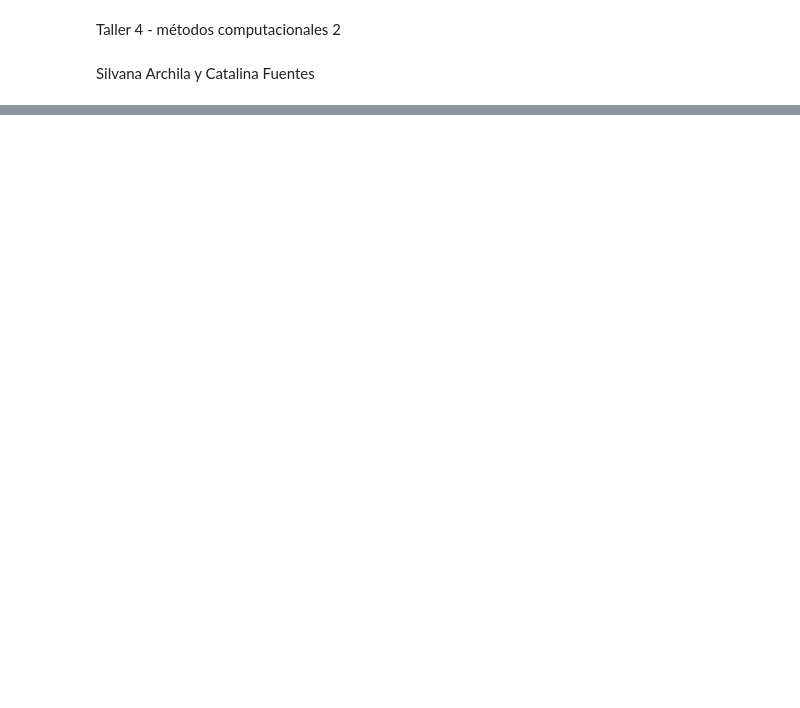
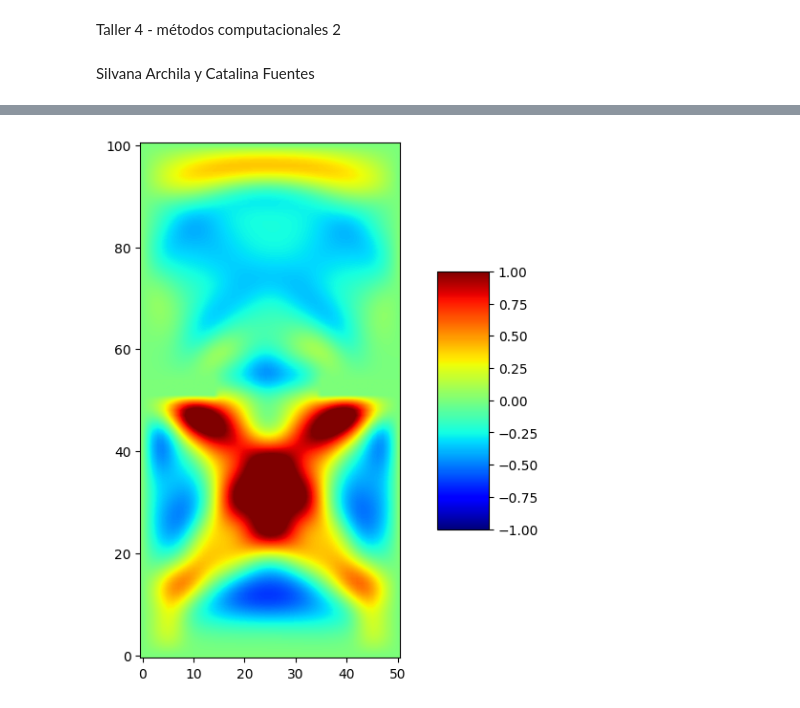
Before and after one commit to sarchilagomez1/MetodosComputacionales2-Fuentes-Archila, a Jupyter notebook: Taller4_fuentesarchila.ipynb, the cells around one changed output, grey strips where cells are left out. Drawn from its saved outputs; the diff is of its cells as text; code cells hidden in the pictures; blank space fills up the shorter version.

```diff
--- a/Taller4_fuentesarchila.ipynb
+++ b/Taller4_fuentesarchila.ipynb
@@ -87,0 +71,89 @@ array([[0.29130933, 0.46430375, 0.14701987, ..., 0.60069249, 0.10491854,
+# %%
+import numpy as np
+import matplotlib.pyplot as plt
+import matplotlib.animation as animation
+
+# Parámetros
+dx = 0.02  # Paso en x
+dy = 0.02  # Paso en y
+c = 0.5  # Velocidad de la onda
+dt = 0.02  # Paso de tiempo
+t_max = 3.0  # Tiempo de simulación
+x_max = 2.0  # Largo de la caja
+y_max = 1.0  # Ancho de la caja
+
+# Malla
+nx = int(x_max / dx) + 1
+ny = int(y_max / dy) + 1
+nt = int(t_max / dt) + 1
+
+# Variables
+x = np.linspace(0, x_max, nx)
+y = np.linspace(0, y_max, ny)
+u = np.zeros((nx, ny))  # u en el tiempo actual
+u_new = np.zeros((nx, ny))  # u en el tiempo siguiente
+u_old = np.zeros((nx, ny))  # u en el tiempo anterior
+
+# Condición inicial: gaussiana
+for i in range(nx):
+    for j in range(ny):
+        u[i, j] = np.exp(-150 * ((x[i] - 0.4) ** 2 + (y[j] - 0.5) ** 2))
+
+# Condiciones de frontera
+def aplicar_condiciones_frontera(u):
+    u[0, :] = 0  # Frontera en x=0
+    u[-1, :] = 0  # Frontera en x=x_max
+    u[:, 0] = 0  # Frontera en y=0
+    u[:, -1] = 0  # Frontera en y=y_max
+
+    # Pared con rendija
+    for i in range(nx):
+        for j in range(ny):
+            if (0 < j * dy < 0.3) and (1 < x[i] < 1.1):
+                u[i, j] = 0
+    for i in range(nx):
+        for j in range(ny):
+            if (0.7 < j * dy < 1) and (1 < x[i] < 1.1):
+                u[i, j] = 0
+
+    return u
+
+# Inicializar la figura para la animación
+X, Y = np.meshgrid(x, y)
+fig, ax = plt.subplots(figsize=(10, 7))
+cax = ax.imshow(u, interpolation='bilinear', cmap='jet', origin='lower', vmin=-1, vmax=1)
+fig.colorbar(cax, ax=ax, shrink=0.5, aspect=5)
+
+# Función para actualizar la animación en cada frame
+def update_plot(frame):
+    global u, u_new, u_old
+    # Evitar los bordes
+    for i in range(1, nx - 1):
+        for j in range(1, ny - 1):
+            u_new[i, j] = (2 * u[i, j] - u_old[i, j] +
+                           (c * dt / dx) ** 2 * (u[i + 1, j] - 2 * u[i, j] + u[i - 1, j]) +
+                           (c * dt / dy) ** 2 * (u[i, j + 1] - 2 * u[i, j] + u[i, j - 1]))
+
+    # Actualizar las matrices
+    u_old = u.copy()
+    u = u_new.copy()
+
+    # Aplicar las condiciones de frontera después de la actualización
+    aplicar_condiciones_frontera(u)
+
+    # Actualizar la gráfica 2D
+    cax.set_data(u)
+    return cax,
+
+# Crear la animación
+ani = animation.FuncAnimation(fig, update_plot, frames=nt, interval=50, blit=True)
+
+# Guardar la animación como video (formato mp4)
+ani.save('simulacion_onda_2D_2d.mp4', writer='ffmpeg')
+
+# Mostrar la animación en pantalla
+plt.show()
+
+#toca revisar xq en google collab si crea el video bien y aca no >:v es el mismo codigo.
+#ahorita lo miro uwu
+# %% [output]
@@ -87,0 +162 @@ array([[0.29130933, 0.46430375, 0.14701987, ..., 0.60069249, 0.10491854,
+[figure, added]
```
Also changed, not shown: parts of 6 cells of this notebook.
